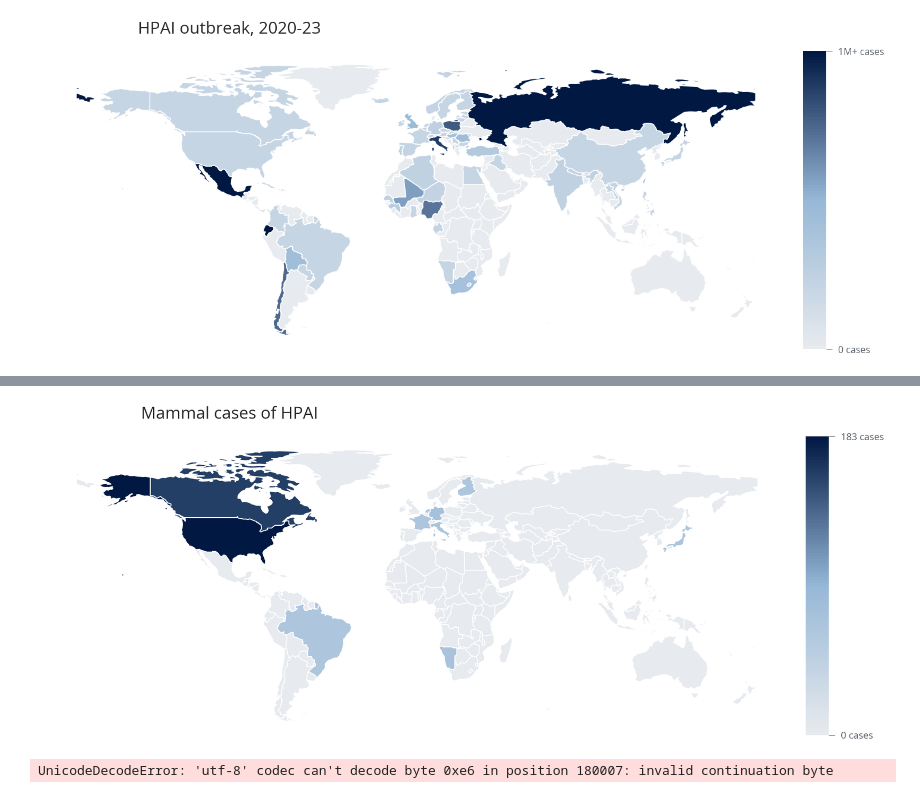
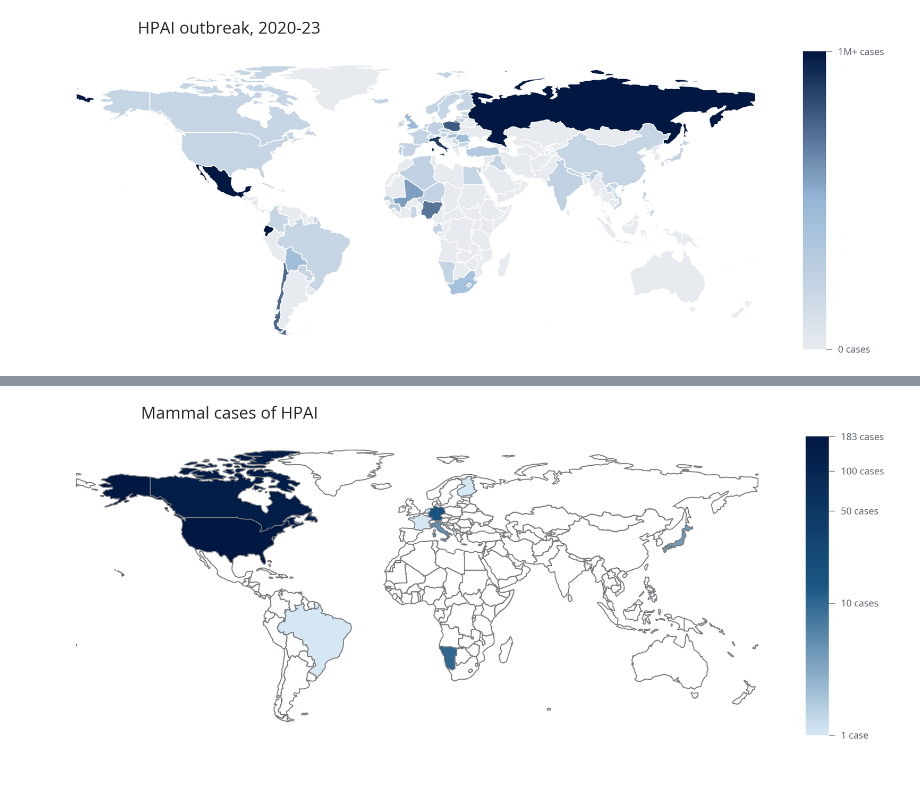
Before and after one commit to cghss-data-lab/uga-pipp, a Jupyter notebook: query_figures/query_figures_080123.ipynb, the cells around one changed output, grey strips where cells are left out. Saved outputs shown, nothing was run; the diff lists cells and outputs as text; code cells hidden in the pictures.

```diff
--- a/query_figures/query_figures_080123.ipynb
+++ b/query_figures/query_figures_080123.ipynb
@@ -1732,7 +1738,7 @@ plt.savefig('figures/h5n1_animal_outbreak_2020-23.png', dpi=1200, facecolor='w',
 # %% [output]
 [figure]
 # %%
-mammals["animalCases"] = mammals["animalCases"].fillna(-100)
+mammals["animalCases"] = mammals["animalCases"].fillna(0)
 # %%
 mammals.sort_values(by="animalCases")
 # %% [output]
@@ -1752,51 +1758,56 @@ mammals.sort_values(by="animalCases")
 # %%
+# Ensure the correct geometry column is set
+mammals = mammals.set_geometry('geometry_x')
+
+# Define your custom gradient color map
+gradient = ['#D6E7F4','#1A5784', '#001842']
+cm = LinearSegmentedColormap.from_list("Custom", gradient, N=100)
+
 # Create a new figure and axes
 fig, ax = plt.subplots(figsize=(24, 18))
 
-vmin=-100
-vmax=183
+# Define the minimum and maximum values
+vmin = 1  # Setting to 1 to avoid log(0)
+vmax = 183
 
-# Plot the map
-mammals.plot(column='animalCases',
-           cmap=cm,
-           legend=False,
-           ax=ax,vmin=vmin,vmax=vmax)
+# Use LogNorm for logarithmic color scale
+norm = mcolors.LogNorm(vmin=vmin, vmax=vmax)
+
+# Plot the map with white borders
+mammals.boundary.plot(ax=ax, linewidth=1, color='grey')
+mammals.plot(column='animalCases', cmap=cm, norm=norm, legend=False, ax=ax, edgecolor=chart[1])
 
 # Adjust margins and set title
 ax.margins(x=0.05)
-
-ttl = ax.set_title('Mammal cases of HPAI',fontsize=28)
-ttl.set_position([0.25,1.05])
-
+ttl = ax.set_title('Mammal cases of HPAI', fontsize=28)
+ttl.set_position([0.25, 1.05])
 
 # Set the background color of the map
 ax.set(facecolor='white')
 
 # Turn axis off
 ax.axis('off')
 
 # Create a colorbar
 divider = make_axes_locatable(ax)
 cax = divider.append_axes("right", size="3%", pad=0.05)
-sm = plt.cm.ScalarMappable(cmap=cm,
-                           norm=plt.Normalize(vmin=vmin,
-                                              vmax=vmax))
+sm = plt.cm.ScalarMappable(cmap=cm, norm=norm)
+sm._A = []
 
-
-sm._A = []
-cbar = plt.colorbar(sm,cax=cax,drawedges=False)
-cbar.set_ticks([vmin,vmax])
-cbar.ax.yaxis.set_ticklabels(["0 cases","183 cases"])
-cbar.ax.yaxis.set_tick_params(direction='out',length=10,width=1,pad=10,colors=chart[1],labelsize=16)
+# Define the ticks for the logarithmic scale
+ticks = [1, 10, 50, 100, 183]
+cbar = plt.colorbar(sm, cax=cax, drawedges=False, ticks=ticks)
+cbar.ax.set_yticklabels([f"{int(tick)} case" if tick == 1 else f"{int(tick)} cases" for tick in ticks])
+cbar.ax.yaxis.set_tick_params(direction='out', length=10, width=1, pad=10, colors=chart[1], labelsize=16)
 cbar.outline.set_visible(False)
 
-# # # # # Display the map
+# # # Display the map
 # plt.tight_layout()
 # plt.show()
 
-# # # Save
+# Save the figure
 plt.savefig('figures/h5n1_mammal_outbreak_all.png', dpi=1200, facecolor='w',
             edgecolor='w',
-            orientation='portrait',bbox_inches='tight')
+            orientation='portrait', bbox_inches='tight')
 # %% [output]
-[figure, old version]
+[figure, new version]
@@ -1805,4 +1813,0 @@ import pandas as pd
-# %%
-virion = pd.read_csv('data/Virion.csv',sep='\t',header=0)
-# %% [output]
-UnicodeDecodeError: 'utf-8' codec can't decode byte 0xe6 in position 180007: invalid continuation byte
```
Also changed, not shown: parts of 18 cells of this notebook, 6 other files.
